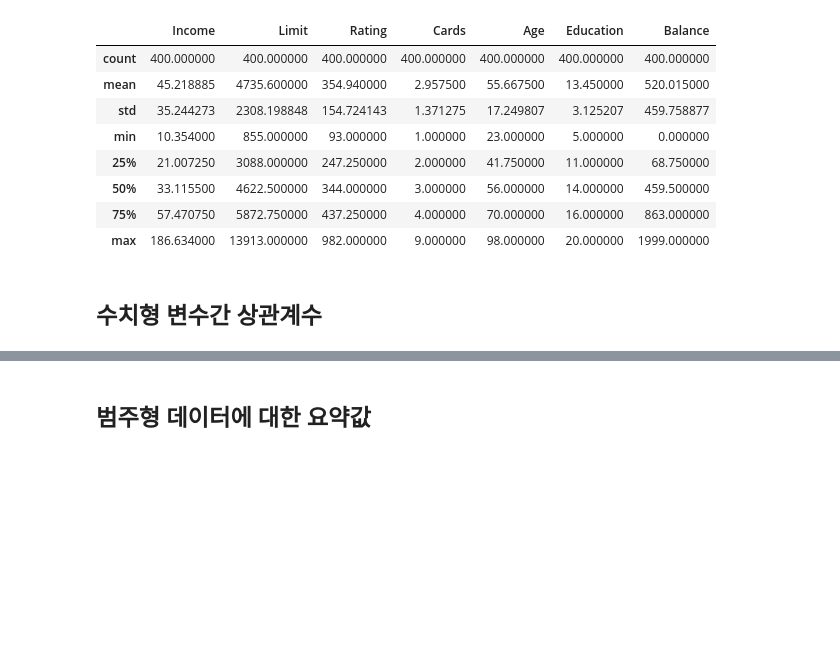
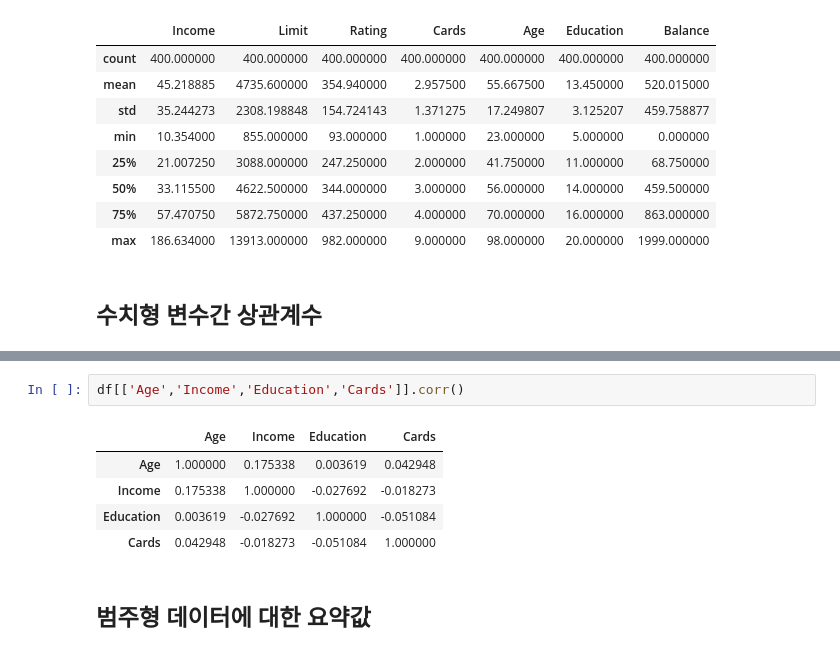
Before and after one commit to ralbu85/DRB2023, a Jupyter notebook: 1분기_pt2_Pandas/02_pandas_데이터탐색_통계량.ipynb, the cells around one changed output, grey strips where cells are left out. Cells and saved outputs as stored; diff of their text form; blank space fills up the shorter version.

```diff
--- a/1분기_pt2_Pandas/02_pandas_데이터탐색_통계량.ipynb
+++ b/1분기_pt2_Pandas/02_pandas_데이터탐색_통계량.ipynb
@@ -82,3 +83,11 @@ df.corr()
+# %%
+df[['Age','Income','Education','Cards']].corr()
+# %% [output]
+|  | Age | Income | Education | Cards |
+| Age | 1.000000 | 0.175338 | 0.003619 | 0.042948 |
+| Income | 0.175338 | 1.000000 | -0.027692 | -0.018273 |
+| Education | 0.003619 | -0.027692 | 1.000000 | -0.051084 |
+| Cards | 0.042948 | -0.018273 | -0.051084 | 1.000000 |
 # %% [markdown]
 ## 범주형 데이터에 대한 요약값
 # %%
```
Also changed, not shown: parts of 4 cells of this notebook.
